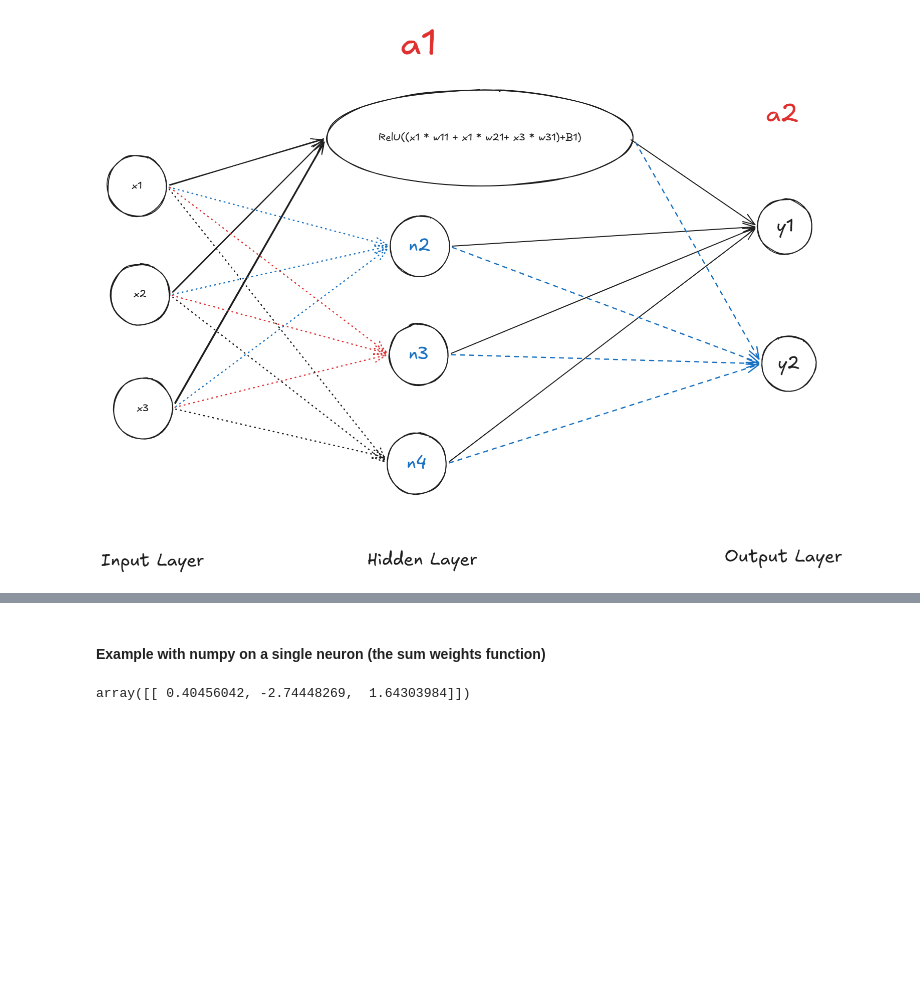
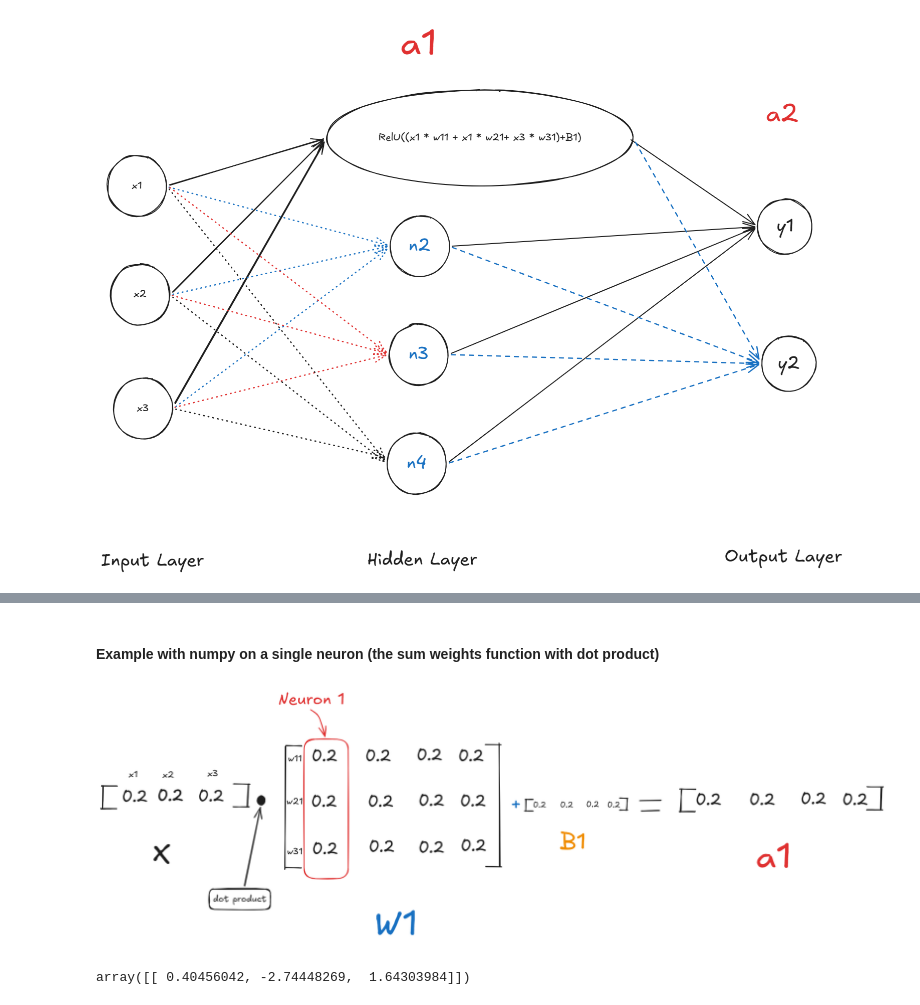
Before and after one commit to samaalibassem123/NN-from-scratch, a Jupyter notebook: main.ipynb, the cells around one changed output, grey strips where cells are left out. Saved outputs shown, nothing was run; the diff lists cells and outputs as text; code cells hidden in the pictures; blank space fills up the shorter version.

```diff
--- a/main.ipynb
+++ b/main.ipynb
@@ -84,5 +135,9 @@ By implementing each component ourselves, from the forward pass to backpropagati
 # %% [markdown]
-#### Example with numpy on a single neuron (the sum weights function)
+#### Example with numpy on a single neuron (the sum weights function with dot product)
+# %%
+display(Image(filename="assets/SUMW.png"))
+# %% [output]
+[figure, added]
 # %%
 X = np.random.randn(1,3)
 W = np.random.randn(3,5)
```
Also changed, not shown: parts of 6 cells of this notebook, 2 other files.
